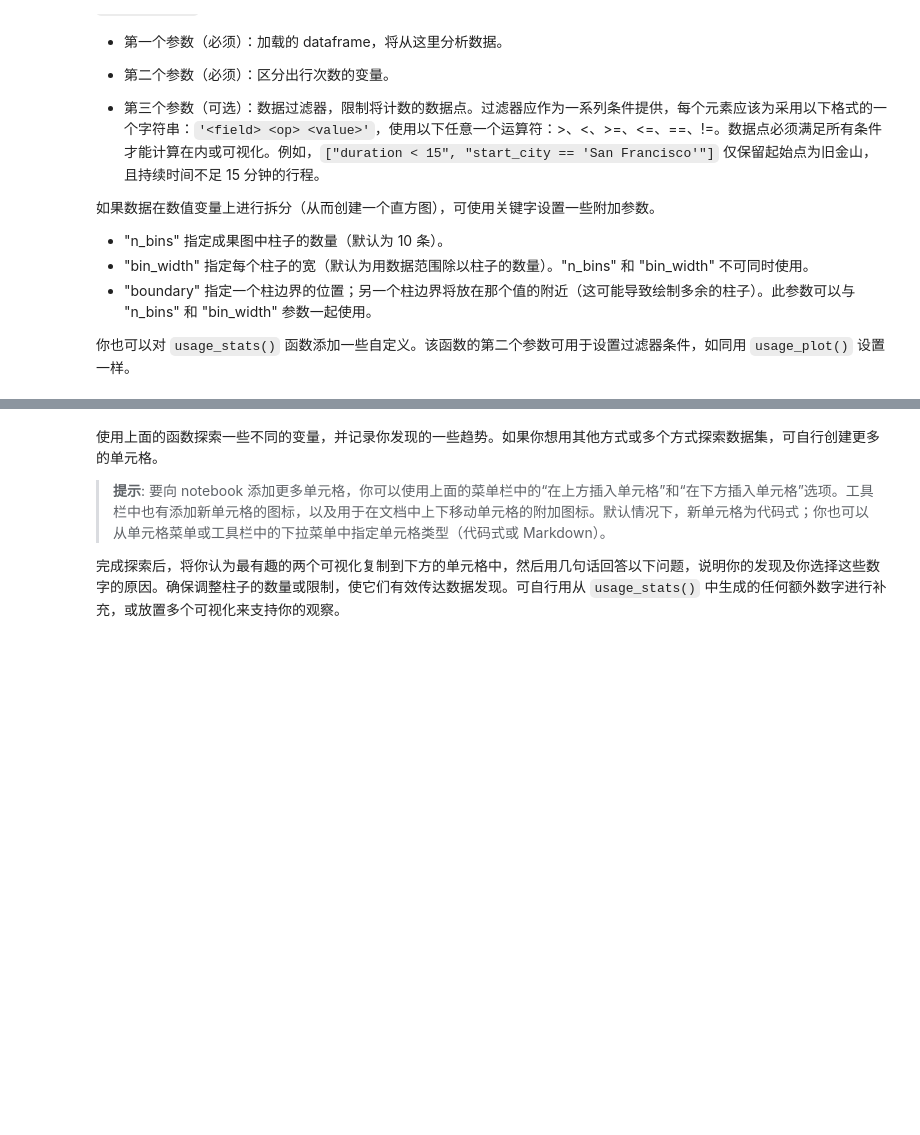
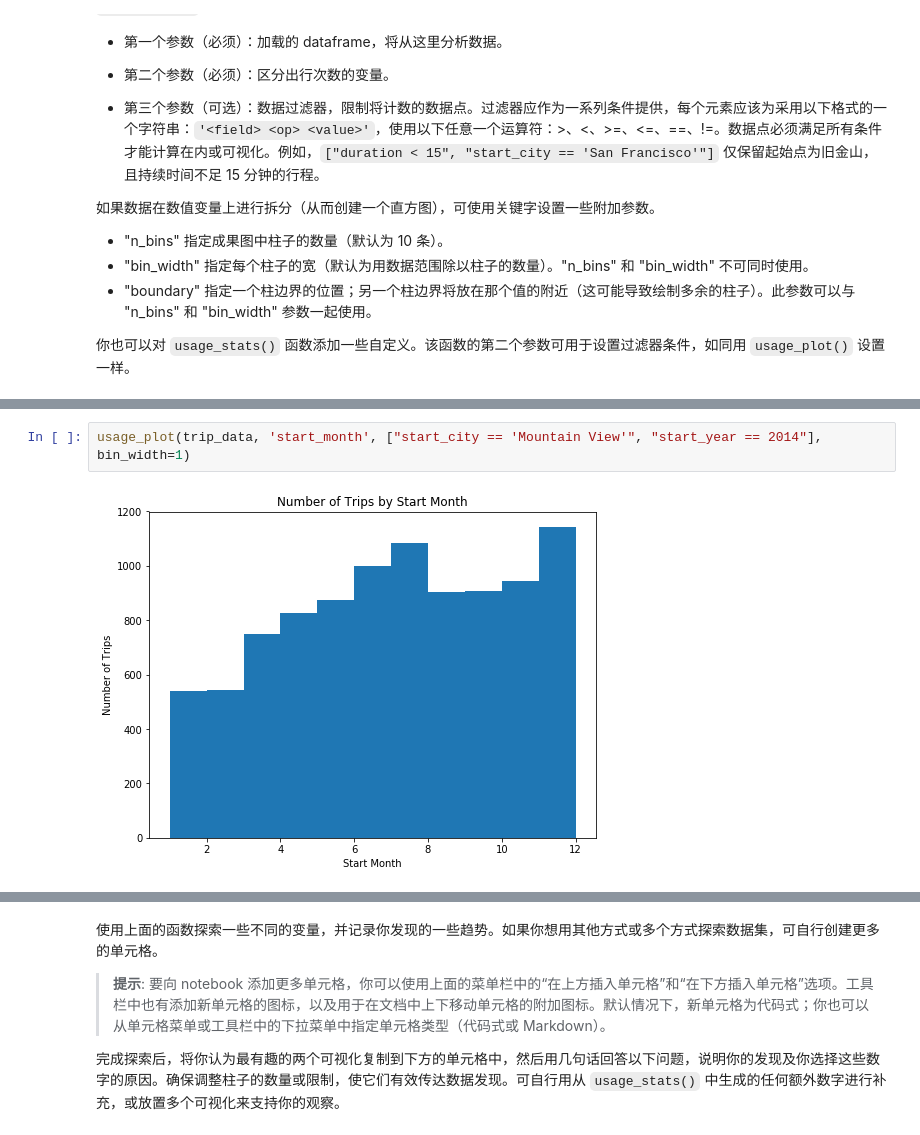
Before and after one commit to LYleonard/DataAnalysis, a Jupyter notebook: Statistics/P0_bike_sharing/Bay_Area_Bike_Share_Analysis.ipynb, the cells around one changed output, grey strips where cells are left out. Saved outputs shown, nothing was run; the diff lists cells and outputs as text; blank space fills up the shorter version.

```diff
--- a/Statistics/P0_bike_sharing/Bay_Area_Bike_Share_Analysis.ipynb
+++ b/Statistics/P0_bike_sharing/Bay_Area_Bike_Share_Analysis.ipynb
@@ -269,0 +327,4 @@ usage_plot(trip_data)
+# %%
+usage_plot(trip_data, 'start_month', ["start_city == 'Mountain View'", "start_year == 2014"], bin_width=1)
+# %% [output]
+[figure, added]
```
Also changed, not shown: parts of 19 cells of this notebook, 3 other files.
